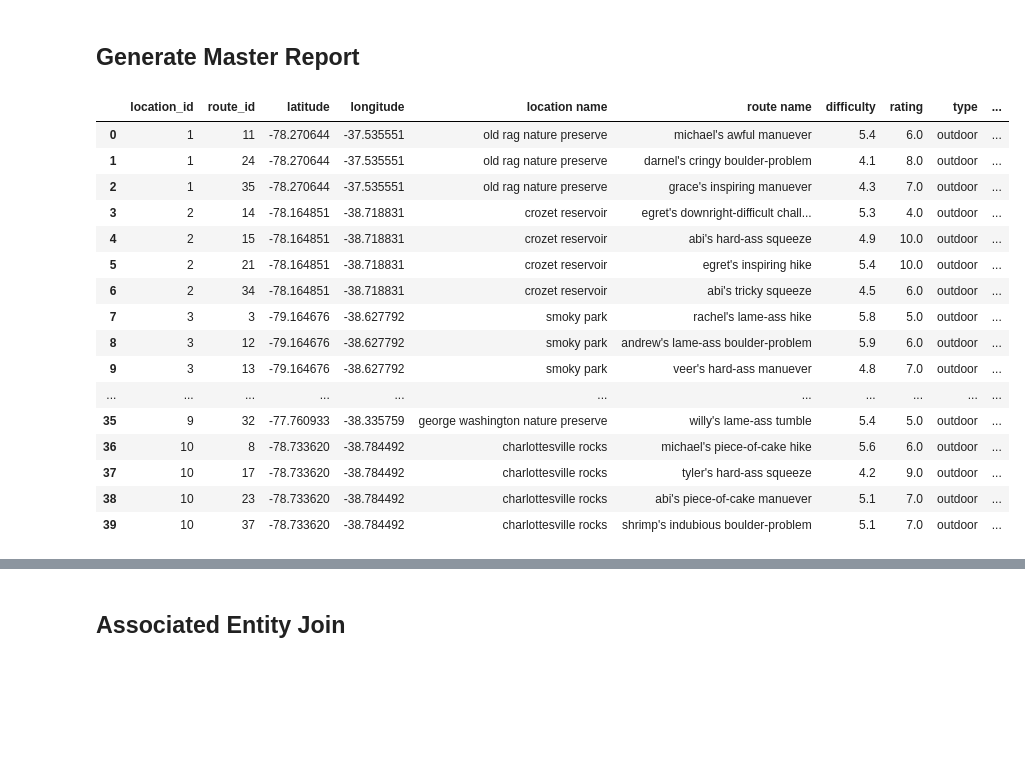
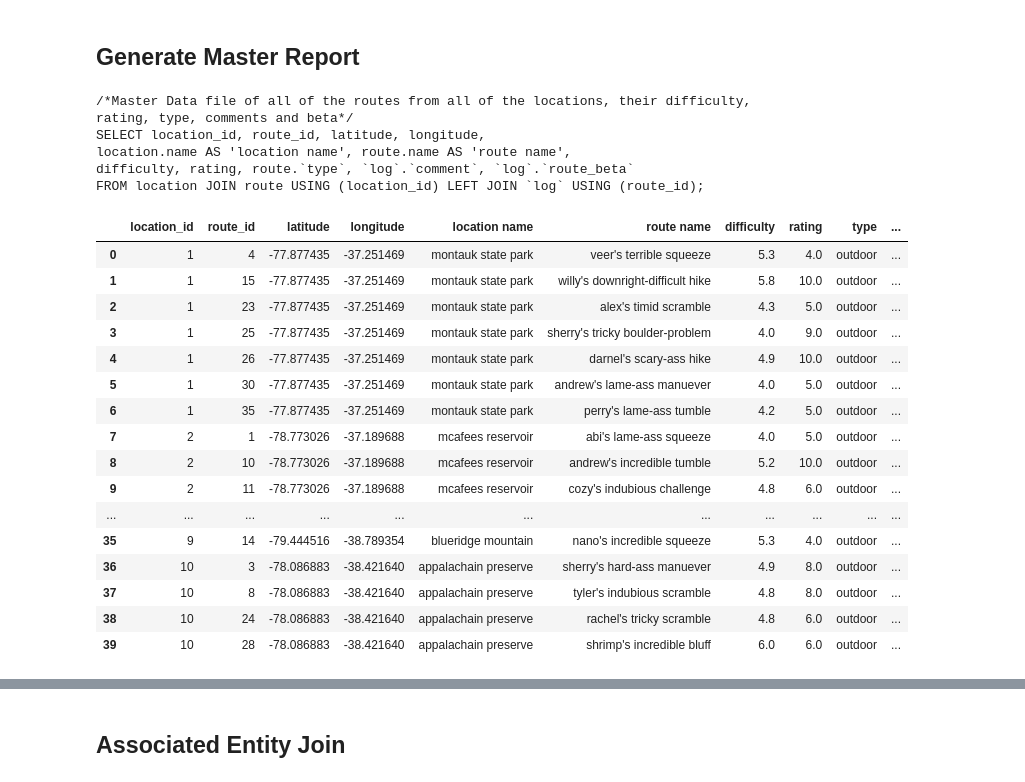
Before and after one commit to ZacheryKey/CvilleClimbs, a Jupyter notebook: MySQL_python.ipynb, the cells around one changed output, grey strips where cells are left out. Cells and saved outputs as stored; diff of their text form; code cells hidden in the pictures; blank space fills up the shorter version.

```diff
--- a/MySQL_python.ipynb
+++ b/MySQL_python.ipynb
@@ -13,7 +13,7 @@ import sqlalchemy
 from sqlalchemy import create_engine
 # %%
 # Enter your password...
-password = ...
+password = 'Baseball5757'
 # %%
 # For using pd.read_sql
 connection = pymysql.connect(
@@ -209,7 +208,7 @@ parks = ['blueridge','appalachain','shenendoah','smoky','george washington',
          'montauk','luray','crozet','charlottesville','old rag','humpback','mcafees']
 park_2 = ['national park', 'state park', 'nature preserve', 'reservoir', 'park',
           'mountain', 'rocks', 'preserve', 'wildlife preserve']
-initial = ['a.','b.','c.','d.','e.','f.','g.','h.','i.','l.','m.','n.'
+initial = ['a.','b.','c.','d.','e.','f.','g.','h.','i.','l.','m.','n.',
           'o.','p.','r.','s.','t.','w.','v.']
 list_names = [first_name, initial, last_name]
 list_climbs = [first_name, adj, noun]
@@ -866,30 +902,37 @@ FROM person LEFT JOIN climber USING (person_id) LEFT JOIN route_setter USING (pe
 # %%
 # Master Data file of all of the routes from all of the locations, their difficulty, rating, type, comments and beta
 command = '''
+/*Master Data file of all of the routes from all of the locations, their difficulty, rating, type, comments and beta*/
 SELECT location_id, route_id, latitude, longitude,
 location.name AS 'location name', route.name AS 'route name',
 difficulty, rating, route.`type`, `log`.`comment`, `log`.`route_beta`
-FROM location JOIN route USING (location_id) LEFT JOIN `log` USING (route_id)
+FROM location JOIN route USING (location_id) LEFT JOIN `log` USING (route_id);
 '''
+print(command)
 pd.read_sql(command,con=cnx)
 # %% [output]
+/*Master Data file of all of the routes from all of the locations, their difficulty, rating, type, comments and beta*/
+SELECT location_id, route_id, latitude, longitude,
+location.name AS 'location name', route.name AS 'route name',
+difficulty, rating, route.`type`, `log`.`comment`, `log`.`route_beta`
+FROM location JOIN route USING (location_id) LEFT JOIN `log` USING (route_id);
 |  | location_id | route_id | latitude | longitude | location name | route name | difficulty | rating | type | ... |
-| 0 | 1 | 11 | -78.270644 | -37.535551 | old rag nature preserve | michael's awful manuever | 5.4 | 6.0 | outdoor | ... |
-| 1 | 1 | 24 | -78.270644 | -37.535551 | old rag nature preserve | darnel's cringy boulder-problem | 4.1 | 8.0 | outdoor | ... |
-| 2 | 1 | 35 | -78.270644 | -37.535551 | old rag nature preserve | grace's inspiring manuever | 4.3 | 7.0 | outdoor | ... |
-| 3 | 2 | 14 | -78.164851 | -38.718831 | crozet reservoir | egret's downright-difficult chall... | 5.3 | 4.0 | outdoor | ... |
-| 4 | 2 | 15 | -78.164851 | -38.718831 | crozet reservoir | abi's hard-ass squeeze | 4.9 | 10.0 | outdoor | ... |
-| 5 | 2 | 21 | -78.164851 | -38.718831 | crozet reservoir | egret's inspiring hike | 5.4 | 10.0 | outdoor | ... |
-| 6 | 2 | 34 | -78.164851 | -38.718831 | crozet reservoir | abi's tricky squeeze | 4.5 | 6.0 | outdoor | ... |
-| 7 | 3 | 3 | -79.164676 | -38.627792 | smoky park | rachel's lame-ass hike | 5.8 | 5.0 | outdoor | ... |
-| 8 | 3 | 12 | -79.164676 | -38.627792 | smoky park | andrew's lame-ass boulder-problem | 5.9 | 6.0 | outdoor | ... |
-| 9 | 3 | 13 | -79.164676 | -38.627792 | smoky park | veer's hard-ass manuever | 4.8 | 7.0 | outdoor | ... |
+| 0 | 1 | 4 | -77.877435 | -37.251469 | montauk state park | veer's terrible squeeze | 5.3 | 4.0 | outdoor | ... |
+| 1 | 1 | 15 | -77.877435 | -37.251469 | montauk state park | willy's downright-difficult hike | 5.8 | 10.0 | outdoor | ... |
+| 2 | 1 | 23 | -77.877435 | -37.251469 | montauk state park | alex's timid scramble | 4.3 | 5.0 | outdoor | ... |
+| 3 | 1 | 25 | -77.877435 | -37.251469 | montauk state park | sherry's tricky boulder-problem | 4.0 | 9.0 | outdoor | ... |
+| 4 | 1 | 26 | -77.877435 | -37.251469 | montauk state park | darnel's scary-ass hike | 4.9 | 10.0 | outdoor | ... |
+| 5 | 1 | 30 | -77.877435 | -37.251469 | montauk state park | andrew's lame-ass manuever | 4.0 | 5.0 | outdoor | ... |
+| 6 | 1 | 35 | -77.877435 | -37.251469 | montauk state park | perry's lame-ass tumble | 4.2 | 5.0 | outdoor | ... |
+| 7 | 2 | 1 | -78.773026 | -37.189688 | mcafees reservoir | abi's lame-ass squeeze | 4.0 | 5.0 | outdoor | ... |
+| 8 | 2 | 10 | -78.773026 | -37.189688 | mcafees reservoir | andrew's incredible tumble | 5.2 | 10.0 | outdoor | ... |
+| 9 | 2 | 11 | -78.773026 | -37.189688 | mcafees reservoir | cozy's indubious challenge | 4.8 | 6.0 | outdoor | ... |
 | ... | ... | ... | ... | ... | ... | ... | ... | ... | ... | ... |
-| 35 | 9 | 32 | -77.760933 | -38.335759 | george washington nature preserve | willy's lame-ass tumble | 5.4 | 5.0 | outdoor | ... |
-| 36 | 10 | 8 | -78.733620 | -38.784492 | charlottesville rocks | michael's piece-of-cake hike | 5.6 | 6.0 | outdoor | ... |
-| 37 | 10 | 17 | -78.733620 | -38.784492 | charlottesville rocks | tyler's hard-ass squeeze | 4.2 | 9.0 | outdoor | ... |
-| 38 | 10 | 23 | -78.733620 | -38.784492 | charlottesville rocks | abi's piece-of-cake manuever | 5.1 | 7.0 | outdoor | ... |
-| 39 | 10 | 37 | -78.733620 | -38.784492 | charlottesville rocks | shrimp's indubious boulder-problem | 5.1 | 7.0 | outdoor | ... |
+| 35 | 9 | 14 | -79.444516 | -38.789354 | blueridge mountain | nano's incredible squeeze | 5.3 | 4.0 | outdoor | ... |
+| 36 | 10 | 3 | -78.086883 | -38.421640 | appalachain preserve | sherry's hard-ass manuever | 4.9 | 8.0 | outdoor | ... |
+| 37 | 10 | 8 | -78.086883 | -38.421640 | appalachain preserve | tyler's indubious scramble | 4.8 | 8.0 | outdoor | ... |
+| 38 | 10 | 24 | -78.086883 | -38.421640 | appalachain preserve | rachel's tricky scramble | 4.8 | 6.0 | outdoor | ... |
+| 39 | 10 | 28 | -78.086883 | -38.421640 | appalachain preserve | shrimp's incredible bluff | 6.0 | 6.0 | outdoor | ... |
 # %%
 # Master Data File of all of the people in our database
 command='''
```
Also changed, not shown: parts of 26 cells of this notebook.
